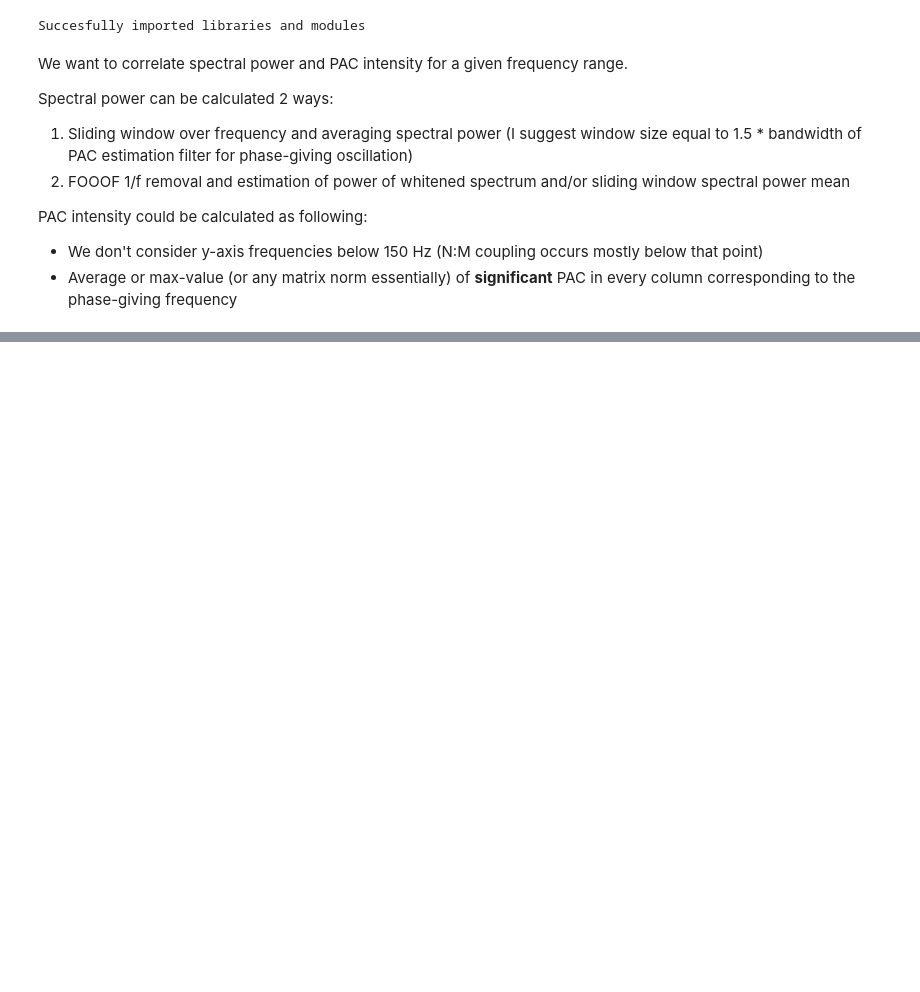
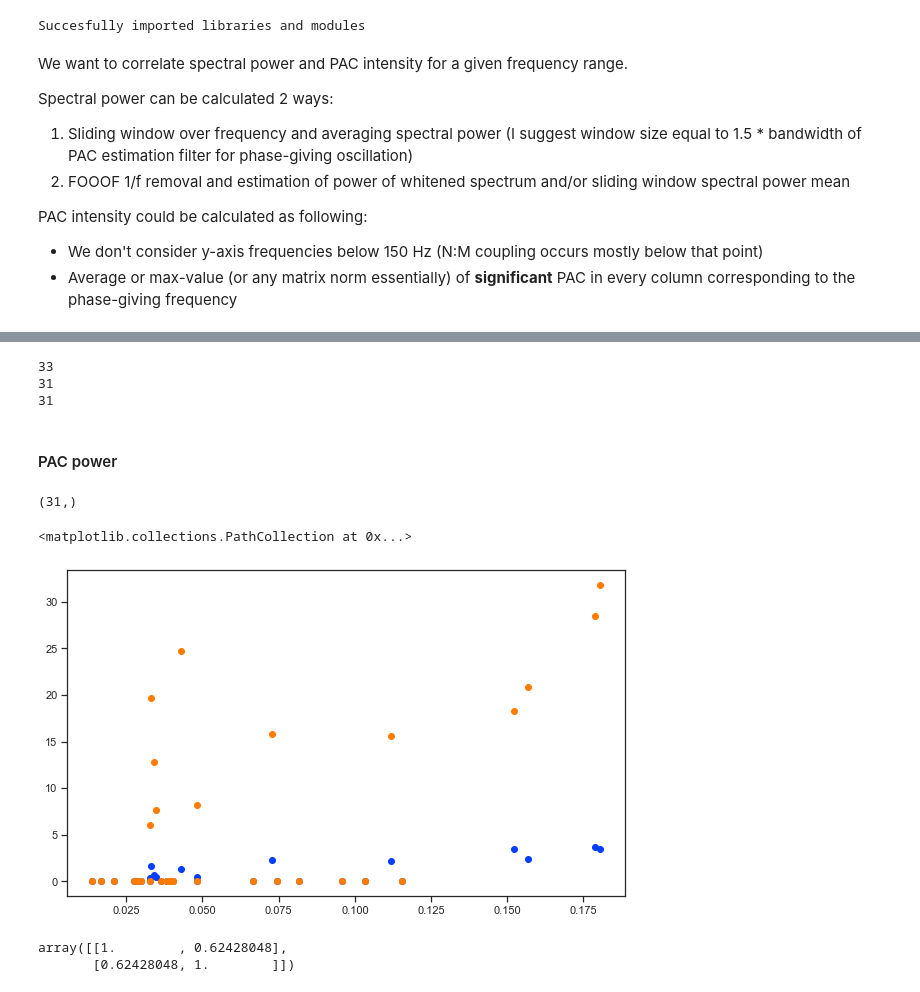
Before and after one commit to atimcenko/pac, a Jupyter notebook: dev_beta_pac_corr.ipynb, the cells around one changed output, grey strips where cells are left out. Saved outputs shown, nothing was run; the diff lists cells and outputs as text; code cells hidden in the pictures; blank space fills up the shorter version.

```diff
--- a/dev_beta_pac_corr.ipynb
+++ b/dev_beta_pac_corr.ipynb
@@ -60,0 +131,39 @@ PAC intensity could be calculated as following:
+# %%
+f1, f2 = 4, 36 # beta freqs of interest (we really want from 5 to 35 but that's another story )
+
+f, psd = lfp.get_psd()
+mask = (f >= f1) & (f <= f2)
+
+kernel = np.ones(3)/3
+psd_average_power = np.convolve(psd[mask], kernel, mode='valid')
+# Получили скользящее среднее, при этом первая точка отвечает за 5, а последняя - за 35 - отлично! 31 точка всего
+# %% [output]
+33
+31
+31
+# %% [markdown]
+#### PAC power
+# %%
+zero_indices = (pac.pvalues > 0.01)
+pac_matrix = pac.pac_matrix.copy()
+pac_matrix[zero_indices] = 0
+
+# average pac power above 160Hz is [6:, :].mean(axis=0)
+# for beta it is 5 to 35
+
+pac_power_mean = pac_matrix[6:, :31].mean(axis=0)
+pac_power_max = pac_matrix[6:, :31].max(axis=0)
+pac_power_mean.shape
+# %% [output]
+(31,)
+# %%
+plt.scatter(psd_average_power, pac_power_mean * 1e+5)
+plt.scatter(psd_average_power, pac_power_max * 1e+5)
+# %% [output]
+<matplotlib.collections.PathCollection at 0x...>
+[figure, added]
+# %%
+np.corrcoef(psd_average_power, pac_power_max)
+# %% [output]
+array([[1.        , 0.62428048],
+       [0.62428048, 1.        ]])
```
Also changed, not shown: parts of 13 cells of this notebook.
